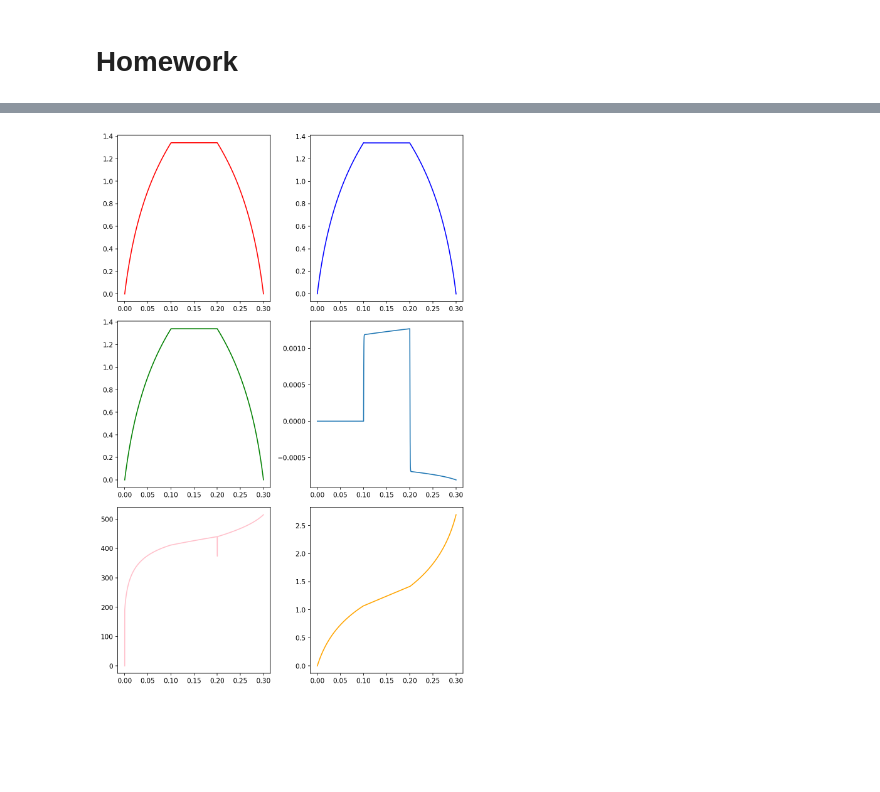
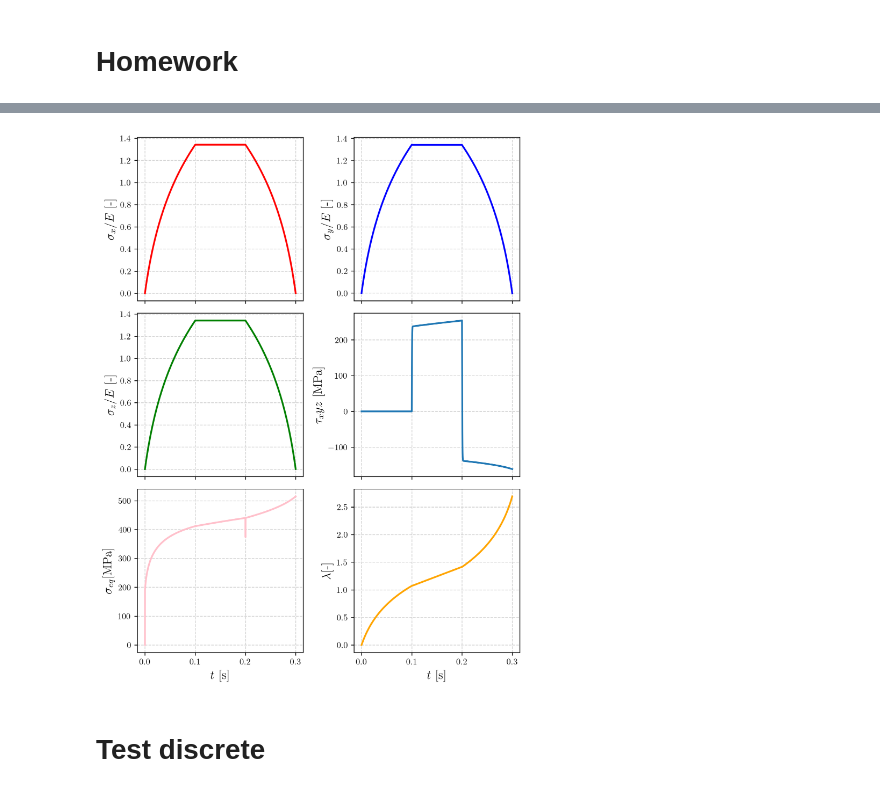
Before and after one commit to zsoca000/Finite-elastic-deformations-HW2, a Jupyter notebook: calculations.ipynb, the cells around one changed output, grey strips where cells are left out. Drawn from its saved outputs; the diff is of its cells as text; code cells hidden in the pictures; blank space fills up the shorter version.

```diff
--- a/calculations.ipynb
+++ b/calculations.ipynb
@@ -3,6 +3,7 @@
 # %%
 import numpy as np
 import matplotlib.pyplot as plt
+plt.rcParams.update({"text.usetex": True, "font.family": "Computer Modern"})
 from numpy.linalg import inv
 from scipy.optimize import root
 I = np.eye(3)
@@ -142,7 +143,7 @@ plt.show()
 # %% [markdown]
 # Combined simple shear + extension with unloading
 # %%
-N = 3000
+N = 15
 t = np.linspace(0,0.3,N)
 
 def ux(t):
@@ -406,16 +434,38 @@ for n in range(N-1):
     # Step 10: Compute the stress tensor
     sig[n+1] = Q[n+1] @ sig_tilde[n+1] @ Q[n+1].T
 # %%
-fig, ax = plt.subplots(3,2,figsize=(8,12),dpi=150)
+fig, ax = plt.subplots(3,2,figsize=(7,9),dpi=250,sharex=True)
 
-ax[0,0].plot(t,sig[:,0,0]/E,label=r'$\sigma_x$',color='red')
-ax[0,1].plot(t,sig[:,1,1]/E,label=r'$\sigma_x$',color='blue')
-ax[1,0].plot(t,sig[:,2,2]/E,label=r'$\sigma_x$',color='green')
-ax[1,1].plot(t,sig[:,1,0]/E,label=r'$\sigma_x$')
-ax[2,0].plot(t,[(3/2)**(1/2)*norm(dev(s))/1e6 for s in sig],label=r'$\sigma_x$',color='pink')
-ax[2,1].plot(t,λ,label=r'$\sigma_x$',color='orange')
+ax[0,0].plot(t,sig[:,0,0]/E,color='red',lw=2)
+ax[0,0].set_ylabel(r'$\sigma_x / E$ [-]',fontsize=14)
+ax[0,0].grid(ls='--',color='lightgray')
+
+ax[0,1].plot(t,sig[:,1,1]/E,color='blue',lw=2)
+ax[0,1].set_ylabel(r'$\sigma_y / E$ [-]',fontsize=14)
+ax[0,1].grid(ls='--',color='lightgray')
+
+ax[1,0].plot(t,sig[:,2,2]/E,color='green',lw=2)
+ax[1,0].set_ylabel(r'$\sigma_z / E$ [-]',fontsize=14)
+ax[1,0].grid(ls='--',color='lightgray')
+
+ax[1,1].plot(t,sig[:,1,0]/1e6,lw=2)
+ax[1,1].set_ylabel(r'$\tau_xyz$ [MPa]',fontsize=14)
+ax[1,1].grid(ls='--',color='lightgray')
+
+ax[2,0].plot(t,[(3/2)**(1/2)*norm(dev(s))/1e6 for s in sig],color='pink',lw=2)
+ax[2,0].set_ylabel(r'$\sigma_{eq} $[MPa]',fontsize=14)
+ax[2,0].grid(ls='--',color='lightgray')
+
+ax[2,1].plot(t,λ,label=r'$\sigma_x$',color='orange',lw=2)
+ax[2,1].set_ylabel(r'$\lambda $[-]',fontsize=14)
+ax[2,1].grid(ls='--',color='lightgray')
+
+ax[2,1].set_xlabel(r'$t$ [s]',fontsize=14)
+ax[2,0].set_xlabel(r'$t$ [s]',fontsize=14)
 
 plt.tight_layout()
 plt.show()
 # %% [output]
-[figure, old version]
+[figure, new version]
+# %% [markdown]
+# Test discrete
```
Also changed, not shown: parts of 20 cells of this notebook, 13 other files.
